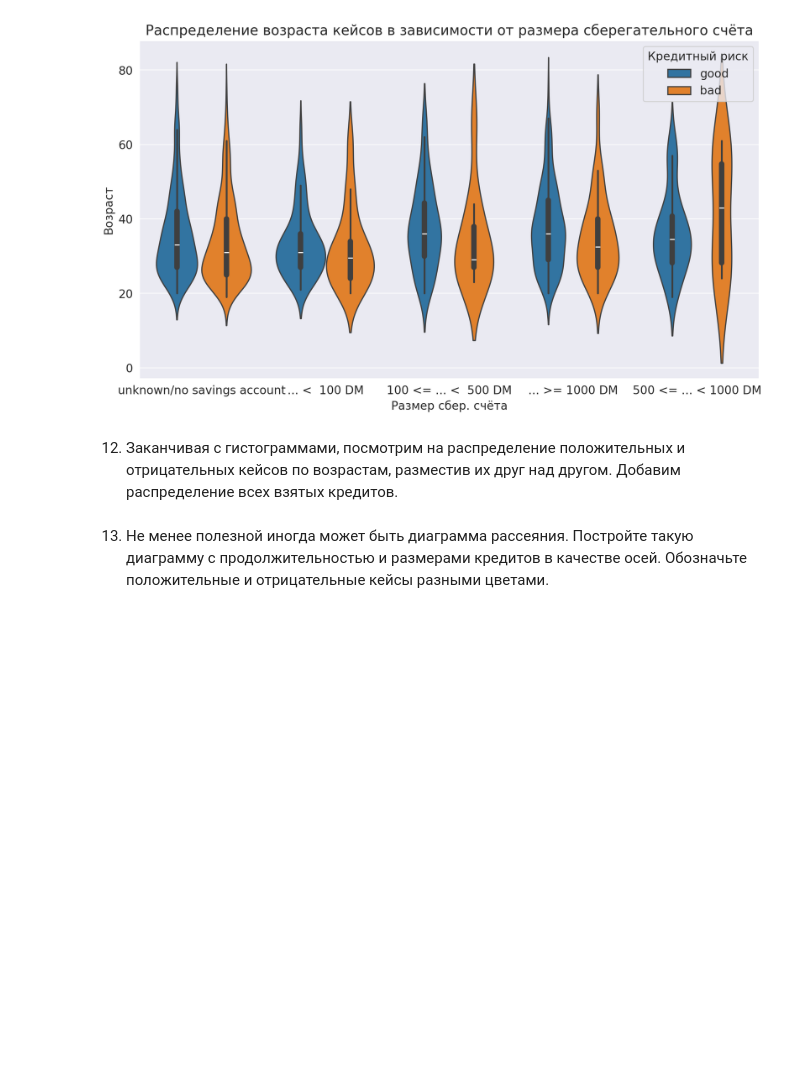
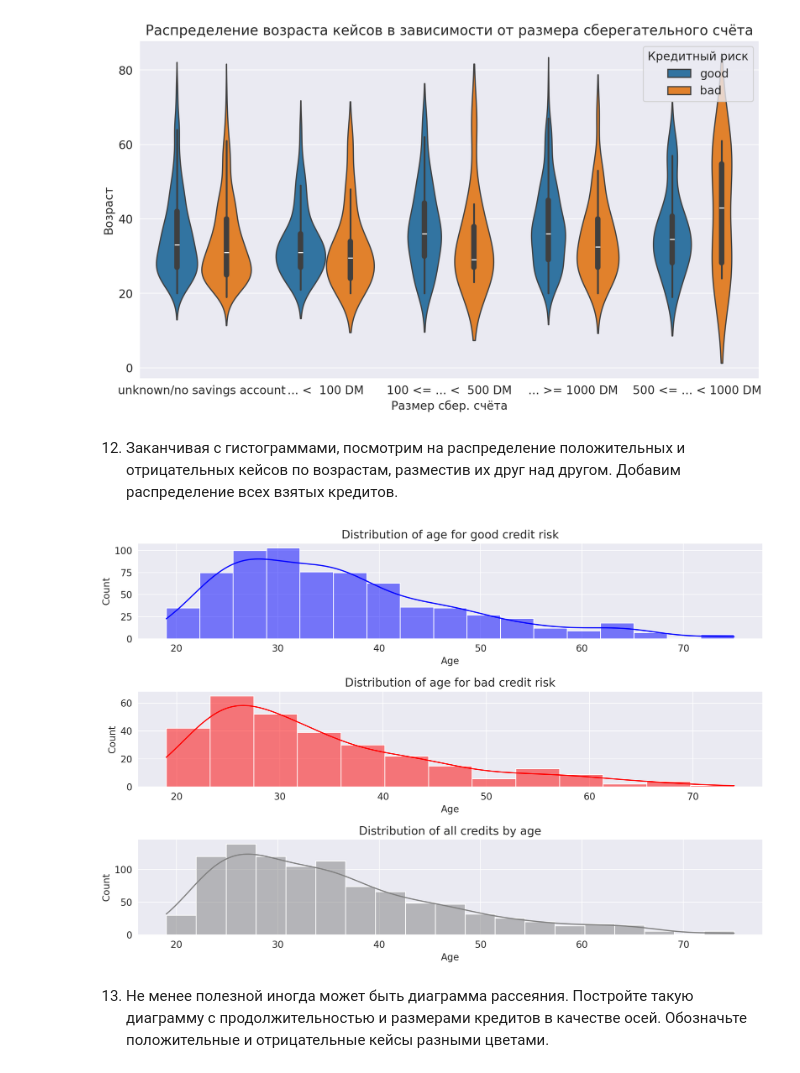
Before and after one commit to EdPogosyan/ML_Ed, a Jupyter notebook: HW-1/hw_practice_sirius_01_pandas_numpy_viz.ipynb, the cells around one changed output. Drawn from its saved outputs; the diff is of its cells as text; code cells hidden in the pictures; blank space fills up the shorter version.

```diff
--- a/HW-1/hw_practice_sirius_01_pandas_numpy_viz.ipynb
+++ b/HW-1/hw_practice_sirius_01_pandas_numpy_viz.ipynb
@@ -899,2 +897,30 @@ plt.show()
+# %%
+plt.figure(figsize=(12, 8))
+
+plt.subplot(3, 1, 1)
+sns.histplot(german_credit_df[german_credit_df['credit_risk'] == 'good']['age'],
+             color='blue', kde=True)
+plt.title('Distribution of age for good credit risk')
+plt.xlabel('Age')
+plt.ylabel('Count')
+
+plt.subplot(3, 1, 2)
+sns.histplot(german_credit_df[german_credit_df['credit_risk'] == 'bad']['age'],
+             color='red', kde=True)
+plt.title('Distribution of age for bad credit risk')
+plt.xlabel('Age')
+plt.ylabel('Count')
+
+plt.subplot(3, 1, 3)
+sns.histplot(german_credit_df['age'], color='gray', kde=True)
+plt.title('Distribution of all credits by age')
+plt.xlabel('Age')
+plt.ylabel('Count')
+
+plt.tight_layout()
+
+plt.show()
+# %% [output]
+[figure, added]
 # %% [markdown]
 13. Не менее полезной иногда может быть диаграмма рассеяния. Постройте такую диаграмму с продолжительностью и размерами кредитов в качестве осей. Обозначьте положительные и отрицательные кейсы разными цветами.
```
Also changed, not shown: parts of 5 cells of this notebook.
